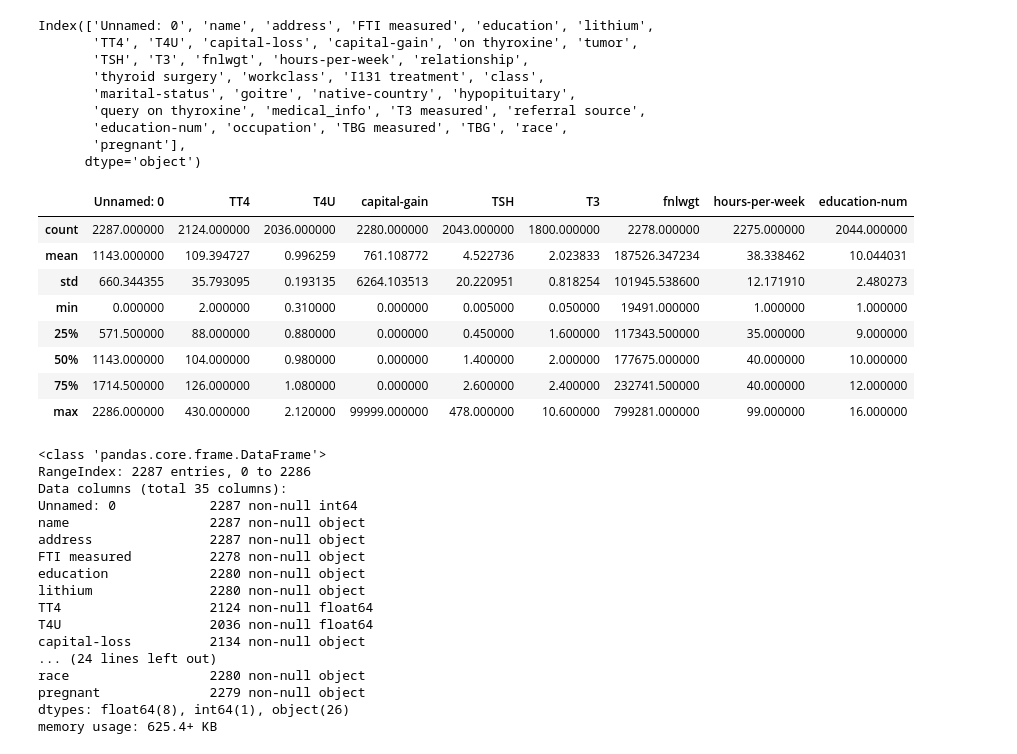
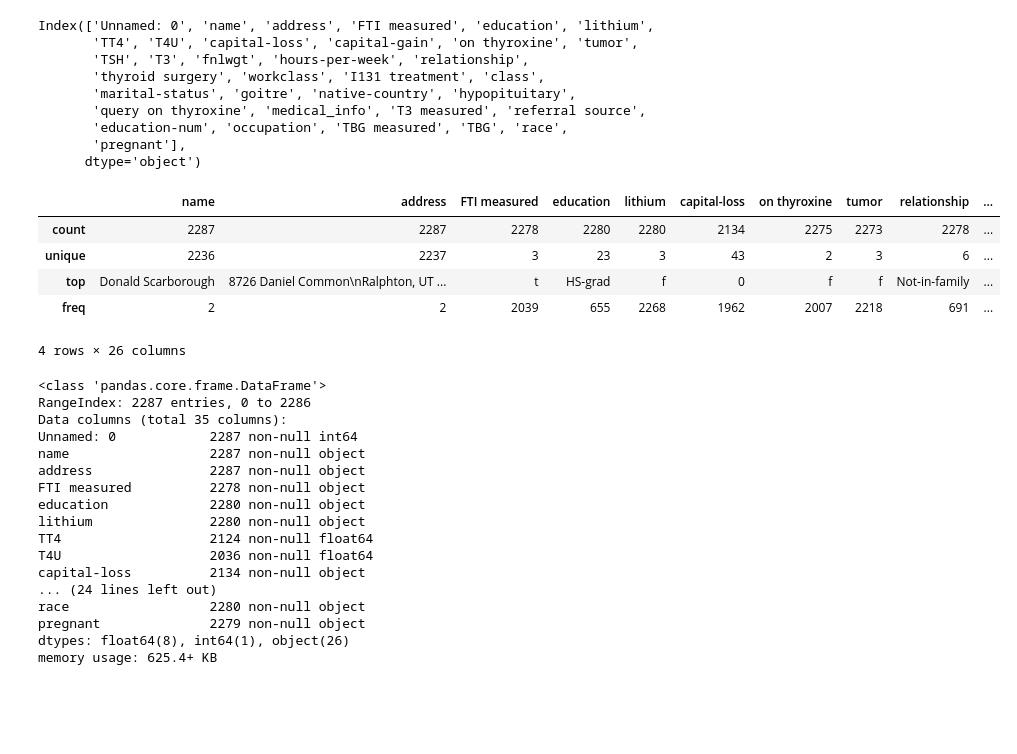
Before and after one commit to MatusPilnan/nadejny-informatik, a Jupyter notebook: utrzok-z-krabicky-od-marlboriek.ipynb, the cells around one changed output. Cells and saved outputs as stored; diff of their text form; code cells hidden in the pictures; blank space fills up the shorter version.

```diff
--- a/utrzok-z-krabicky-od-marlboriek.ipynb
+++ b/utrzok-z-krabicky-od-marlboriek.ipynb
@@ -77,18 +91,17 @@ Index(['Unnamed: 0', 'name', 'address', 'FTI measured', 'education', 'lithium',
        'education-num', 'occupation', 'TBG measured', 'TBG', 'race',
        'pregnant'],
       dtype='object')
-# %%
-other.describe()
-# %% [output]
-|  | Unnamed: 0 | TT4 | T4U | capital-gain | TSH | T3 | fnlwgt | hours-per-week | education-num |
-| count | 2287.000000 | 2124.000000 | 2036.000000 | 2280.000000 | 2043.000000 | 1800.000000 | 2278.000000 | 2275.000000 | 2044.000000 |
-| mean | 1143.000000 | 109.394727 | 0.996259 | 761.108772 | 4.522736 | 2.023833 | 187526.347234 | 38.338462 | 10.044031 |
-| std | 660.344355 | 35.793095 | 0.193135 | 6264.103513 | 20.220951 | 0.818254 | 101945.538600 | 12.171910 | 2.480273 |
-| min | 0.000000 | 2.000000 | 0.310000 | 0.000000 | 0.005000 | 0.050000 | 19491.000000 | 1.000000 | 1.000000 |
-| 25% | 571.500000 | 88.000000 | 0.880000 | 0.000000 | 0.450000 | 1.600000 | 117343.500000 | 35.000000 | 9.000000 |
-| 50% | 1143.000000 | 104.000000 | 0.980000 | 0.000000 | 1.400000 | 2.000000 | 177675.000000 | 40.000000 | 10.000000 |
-| 75% | 1714.500000 | 126.000000 | 1.080000 | 0.000000 | 2.600000 | 2.400000 | 232741.500000 | 40.000000 | 12.000000 |
-| max | 2286.000000 | 430.000000 | 2.120000 | 99999.000000 | 478.000000 | 10.600000 | 799281.000000 | 99.000000 | 16.000000 |
+# %%
+other.describe()
+
+other.describe(exclude=np.number)
+# %% [output]
+|  | name | address | FTI measured | education | lithium | capital-loss | on thyroxine | tumor | relationship | ... |
+| count | 2287 | 2287 | 2278 | 2280 | 2280 | 2134 | 2275 | 2273 | 2278 | ... |
+| unique | 2236 | 2237 | 3 | 23 | 3 | 43 | 2 | 3 | 6 | ... |
+| top | Donald Scarborough | 8726 Daniel Common\nRalphton, UT ... | t | HS-grad | f | 0 | f | f | Not-in-family | ... |
+| freq | 2 | 2 | 2039 | 655 | 2268 | 1962 | 2007 | 2218 | 691 | ... |
+4 rows × 26 columns
 # %%
 other.info()
 # %% [output]
```
Also changed, not shown: parts of 14 cells of this notebook.
